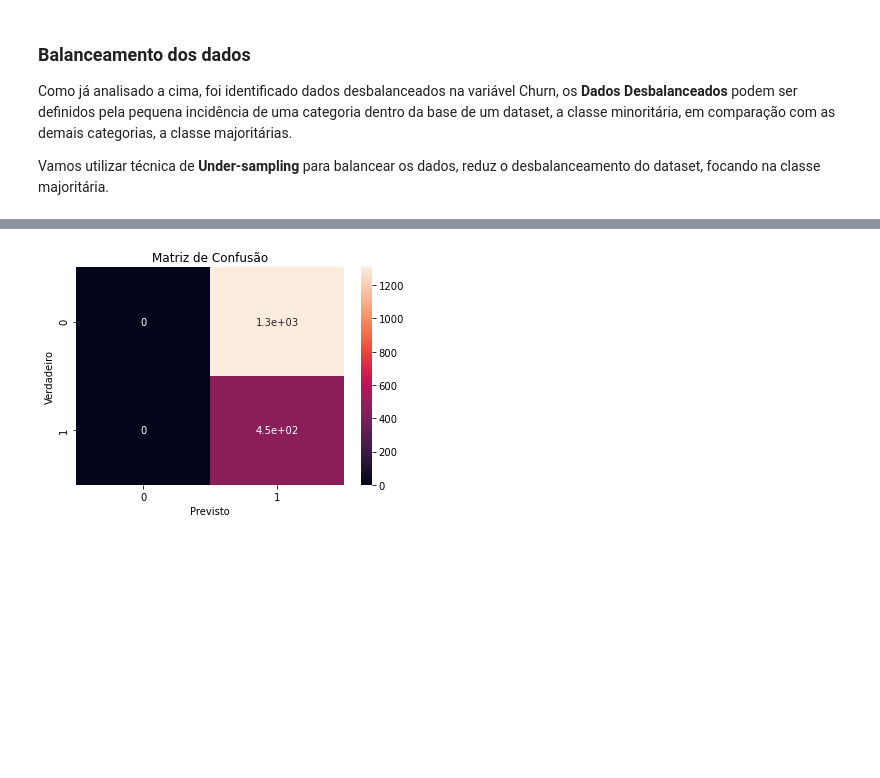
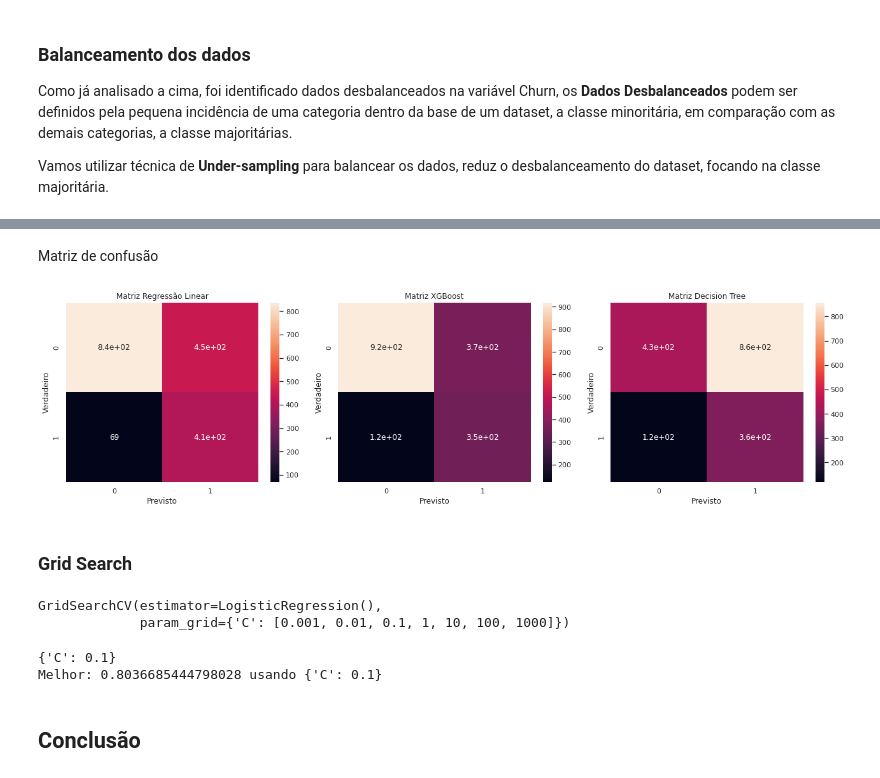
Before and after one commit to villani31/Churn_Predicition, a Jupyter notebook: Projeto_Churn-Predicition.ipynb, the cells around one changed output, grey strips where cells are left out. Drawn from its saved outputs; the diff is of its cells as text; code cells hidden in the pictures; blank space fills up the shorter version.

```diff
--- a/Projeto_Churn-Predicition.ipynb
+++ b/Projeto_Churn-Predicition.ipynb
@@ -463,0 +493,16 @@ Scores: [0.51086957 0.5326087  0.54545455 0.53818182 0.5942029 ]
+# %%
+from sklearn.tree import DecisionTreeClassifier
+
+# instanciar modelo
+model_decisiont = DecisionTreeClassifier()
+
+# fit modelo treinar
+model_decisiont.fit(X_train, y_train)
+
+# Fazer previsao em cima dos novos dados
+y_pred_decisiont = model_decisiont.predict(X_test)
+
+# performanse do algoritimo
+print('Acuracy Score')
+print(accuracy_score(y_test, y_pred_decisiont))
+print(classification_report(y_test, y_pred_decisiont))
@@ -464,12 +520,49 @@ Scores: [0.51086957 0.5326087  0.54545455 0.53818182 0.5942029 ]
+# %% [markdown]
+Matriz de confusão
 # %%
-# Matriz de confusao
-fig,ax = plt.subplots()
-sns.heatmap(confusion_matrix(y_test, y_pred), annot=True, ax=ax)
+# Matriz de confusao modelos
+fig,ax = plt.subplots(figsize=(18,5), nrows=1, ncols=3)
+sns.heatmap(confusion_matrix(y_test, y_pred), annot=True, ax=ax[0])
+sns.heatmap(confusion_matrix(y_test, y_pred_xgb), annot=True, ax=ax[1])
+sns.heatmap(confusion_matrix(y_test, y_pred_decisiont), annot=True, ax=ax[2])
 
-ax.set_title('Matriz de Confusão')
-ax.set_ylabel('Verdadeiro')
-ax.set_xlabel('Previsto')
+ax[0].set_title('Matriz Regressão Linear')
+ax[0].set_ylabel('Verdadeiro')
+ax[0].set_xlabel('Previsto')
 
-plt.show()
+ax[1].set_title('Matriz XGBoost')
+ax[1].set_ylabel('Verdadeiro')
+ax[1].set_xlabel('Previsto')
+
+ax[2].set_title('Matriz Decision Tree')
+ax[2].set_ylabel('Verdadeiro')
+ax[2].set_xlabel('Previsto')
+
+plt.tight_layout()
 # %% [output]
-[figure, old version]
+[figure, new version]
+# %% [markdown]
+### Grid Search
+# %%
+from sklearn.model_selection import GridSearchCV
+
+model = LogisticRegression()
+
+# Grid Search
+parameters = {
+    'C' : [0.001,0.01,0.1,1,10,100,1000]
+}
+
+clf = GridSearchCV(model, parameters)
+clf.fit(X_train_transformed, y_train)
+# %% [output]
+GridSearchCV(estimator=LogisticRegression(),
+             param_grid={'C': [0.001, 0.01, 0.1, 1, 10, 100, 1000]})
+# %%
+print(clf.best_params_)
+print(('Melhor: {} usando {}'.format(clf.best_score_, clf.best_params_)))
+# %% [output]
+{'C': 0.1}
+Melhor: 0.8036685444798028 usando {'C': 0.1}
+# %% [markdown]
+## Conclusão
```
Also changed, not shown: parts of 14 cells of this notebook.
